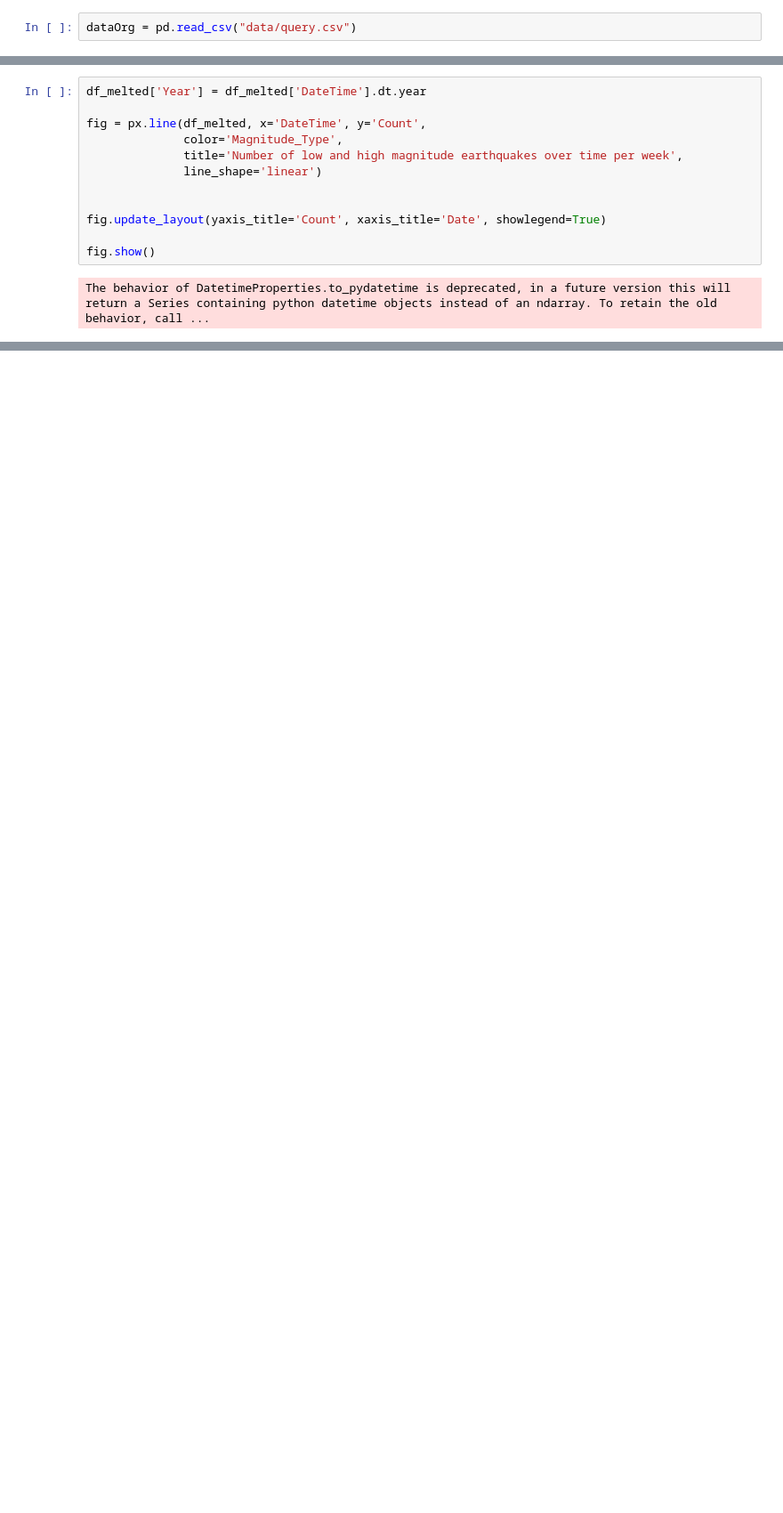
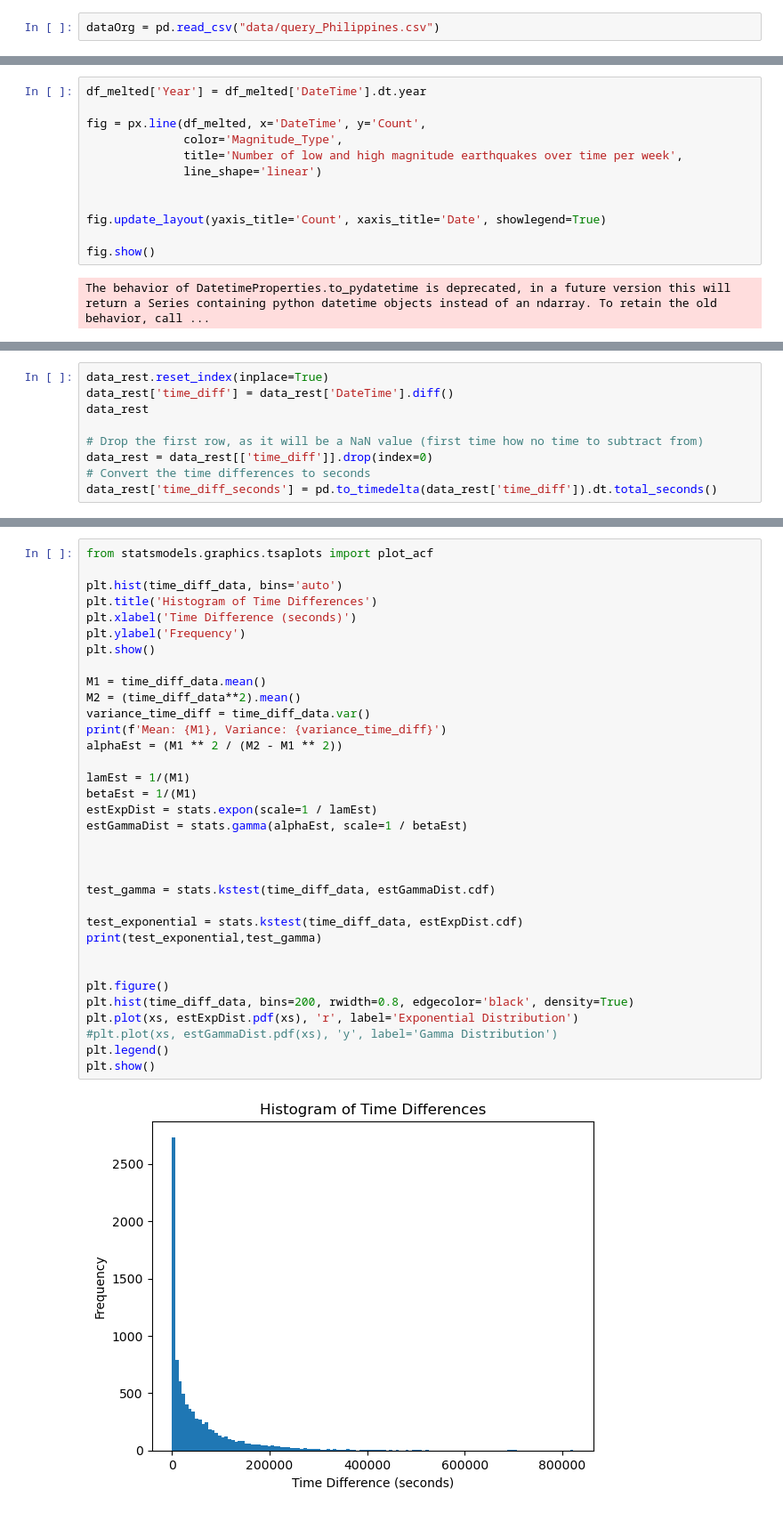
Before and after one commit to Nielsb2000/Assignment_Stochastics_and_Simulation_for_finance, a Jupyter notebook: assignment_2_2DF40_group42.ipynb, the cells around one changed output, grey strips where cells are left out. Shown at 89% size. Cells and saved outputs as stored; diff of their text form; blank space fills up the shorter version.

```diff
--- a/assignment_2_2DF40_group42.ipynb
+++ b/assignment_2_2DF40_group42.ipynb
@@ -9,5 +11,5 @@ from shapely.geometry import Point
 # %%
-dataOrg = pd.read_csv("data/query.csv")
+dataOrg = pd.read_csv("data/query_Philippines.csv")
 # %%
 dataOrg
 # %% [output]
@@ -157,0 +167,9 @@ The behavior of DatetimeProperties.to_pydatetime is deprecated, in a future vers
+# %%
+data_rest.reset_index(inplace=True)
+data_rest['time_diff'] = data_rest['DateTime'].diff()
+data_rest
+
+# Drop the first row, as it will be a NaN value (first time how no time to subtract from)
+data_rest = data_rest[['time_diff']].drop(index=0)
+# Convert the time differences to seconds
+data_rest['time_diff_seconds'] = pd.to_timedelta(data_rest['time_diff']).dt.total_seconds()
@@ -157,0 +230,36 @@ The behavior of DatetimeProperties.to_pydatetime is deprecated, in a future vers
+# %%
+from statsmodels.graphics.tsaplots import plot_acf
+
+plt.hist(time_diff_data, bins='auto')
+plt.title('Histogram of Time Differences')
+plt.xlabel('Time Difference (seconds)')
+plt.ylabel('Frequency')
+plt.show()
+
+M1 = time_diff_data.mean()
+M2 = (time_diff_data**2).mean()
+variance_time_diff = time_diff_data.var()
+print(f'Mean: {M1}, Variance: {variance_time_diff}')
+alphaEst = (M1 ** 2 / (M2 - M1 ** 2))
+
+lamEst = 1/(M1)
+betaEst = 1/(M1)
+estExpDist = stats.expon(scale=1 / lamEst)
+estGammaDist = stats.gamma(alphaEst, scale=1 / betaEst)
+
+
+
+test_gamma = stats.kstest(time_diff_data, estGammaDist.cdf)
+
+test_exponential = stats.kstest(time_diff_data, estExpDist.cdf)
+print(test_exponential,test_gamma)
+
+
+plt.figure()
+plt.hist(time_diff_data, bins=200, rwidth=0.8, edgecolor='black', density=True)
+plt.plot(xs, estExpDist.pdf(xs), 'r', label='Exponential Distribution')
+#plt.plot(xs, estGammaDist.pdf(xs), 'y', label='Gamma Distribution')
+plt.legend()
+plt.show()
+# %% [output]
+[figure, added]
```
Also changed, not shown: parts of 20 cells of this notebook.
